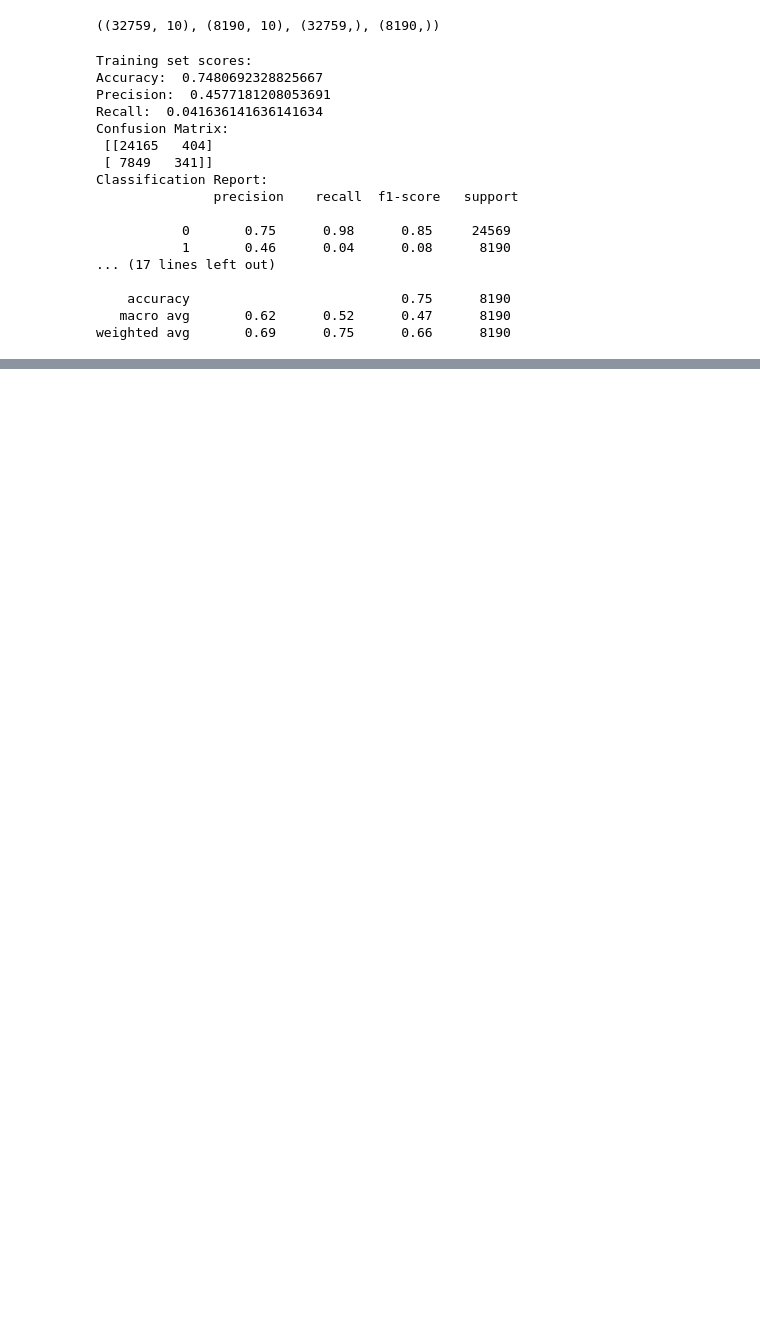
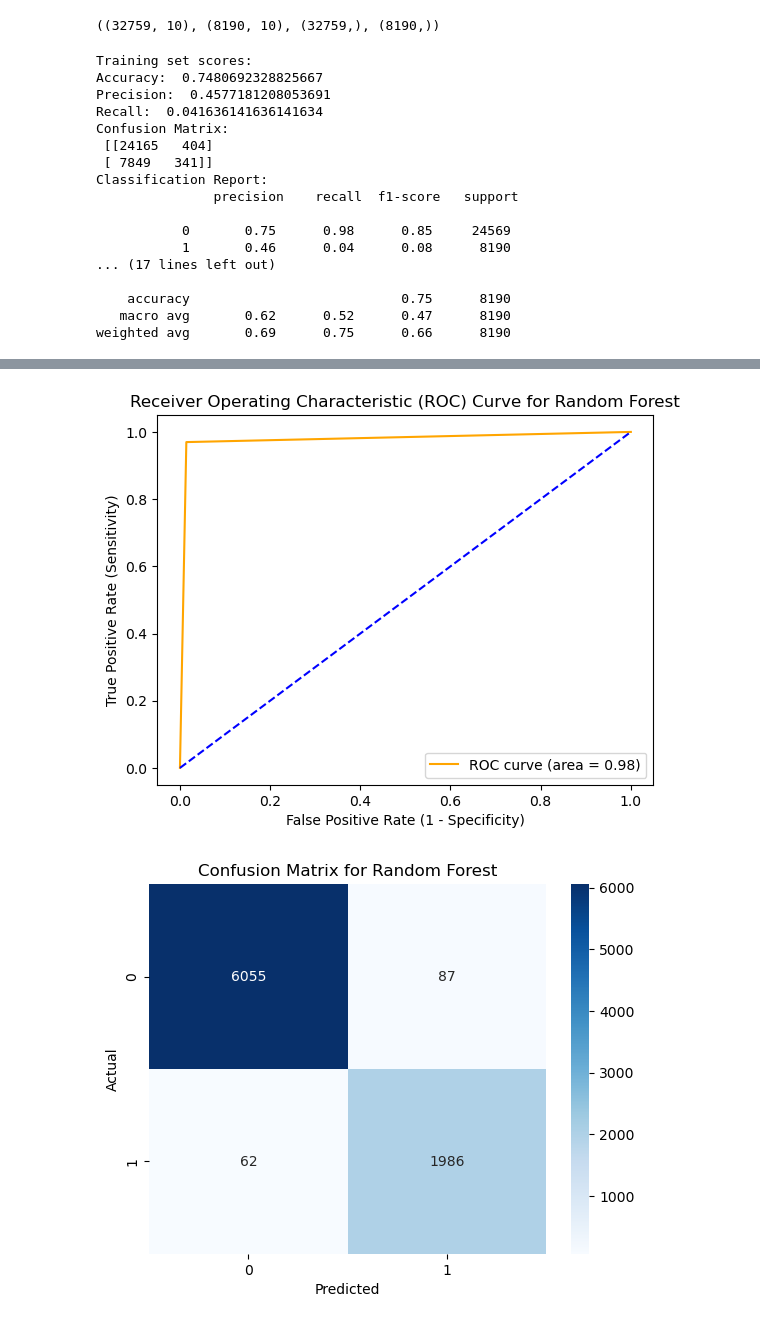
Before and after one commit to sjmfirestone/comp-4448-final-project, a Jupyter notebook: video-popularity.ipynb, the cells around one changed output, grey strips where cells are left out. Saved outputs shown, nothing was run; the diff lists cells and outputs as text; code cells hidden in the pictures; blank space fills up the shorter version.

```diff
--- a/video-popularity.ipynb
+++ b/video-popularity.ipynb
@@ -995,0 +1035,24 @@ weighted avg       0.69      0.75      0.66      8190
+# %%
+rf = RandomForestClassifier()
+
+# fit model to training data
+rf.fit(X_train, y_train)
+
+# make predictions on training and testing sets
+y_train_pred = rf.predict(X_train)
+y_test_pred = rf.predict(X_test)
+
+# evaluate model performance
+print('Training set scores:')
+print('Accuracy: ', accuracy_score(y_train, y_train_pred))
+print('Precision: ', precision_score(y_train, y_train_pred))
+print('Recall: ', recall_score(y_train, y_train_pred))
+print('Confusion Matrix: \n', confusion_matrix(y_train, y_train_pred))
+print('Classification Report: \n', classification_report(y_train, y_train_pred))
+
+print('Testing set scores:')
+print('Accuracy: ', accuracy_score(y_test, y_test_pred))
+print('Precision: ', precision_score(y_test, y_test_pred))
+print('Recall: ', recall_score(y_test, y_test_pred))
+print('Confusion Matrix: \n', confusion_matrix(y_test, y_test_pred))
+print('Classification Report: \n', classification_report(y_test, y_test_pred))
@@ -995,0 +1077,9 @@ weighted avg       0.69      0.75      0.66      8190
+# %%
+# plot roc-auc curve
+plot_roc_curve(y_test, y_test_pred, 'Random Forest')
+
+# plot confusion matrix
+plot_confusion_matrix(y_test, y_test_pred, 'Random Forest')
+# %% [output]
+[figure, added]
+[figure, added]
```
Also changed, not shown: parts of 33 cells of this notebook.
